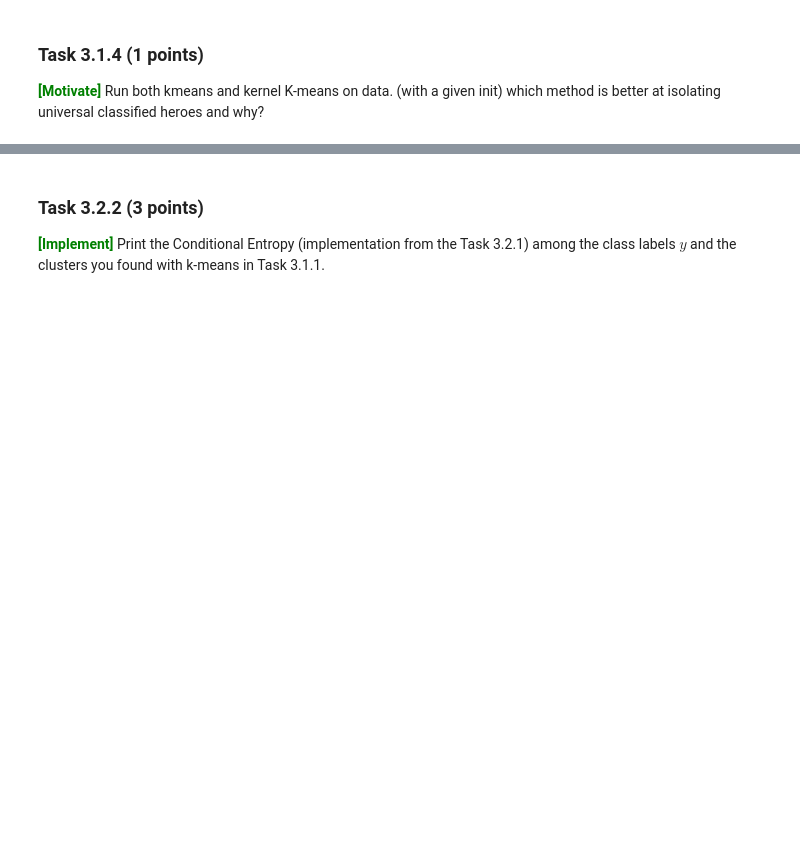
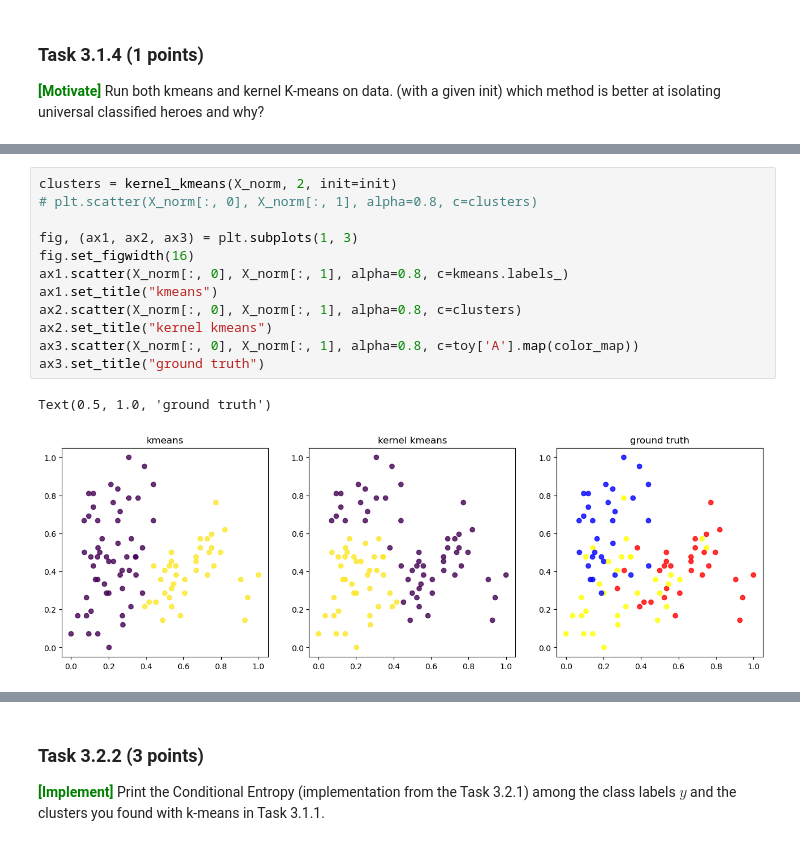
Before and after one commit to SofieHvid/dm2024-exercises-main, a Jupyter notebook: handins/handin1.ipynb, the cells around one changed output, grey strips where cells are left out. Drawn from its saved outputs; the diff is of its cells as text; blank space fills up the shorter version.

```diff
--- a/handins/handin1.ipynb
+++ b/handins/handin1.ipynb
@@ -1042,0 +1057,15 @@ plt.scatter(X_norm[:, 0], X_norm[:, 1], alpha=0.8, c=clusters)
+# %%
+clusters = kernel_kmeans(X_norm, 2, init=init)
+# plt.scatter(X_norm[:, 0], X_norm[:, 1], alpha=0.8, c=clusters)
+
+fig, (ax1, ax2, ax3) = plt.subplots(1, 3)
+fig.set_figwidth(16)
+ax1.scatter(X_norm[:, 0], X_norm[:, 1], alpha=0.8, c=kmeans.labels_)
+ax1.set_title("kmeans")
+ax2.scatter(X_norm[:, 0], X_norm[:, 1], alpha=0.8, c=clusters)
+ax2.set_title("kernel kmeans")
+ax3.scatter(X_norm[:, 0], X_norm[:, 1], alpha=0.8, c=toy['A'].map(color_map))
+ax3.set_title("ground truth")
+# %% [output]
+Text(0.5, 1.0, 'ground truth')
+[figure, added]
```
Also changed, not shown: parts of 17 cells of this notebook.
